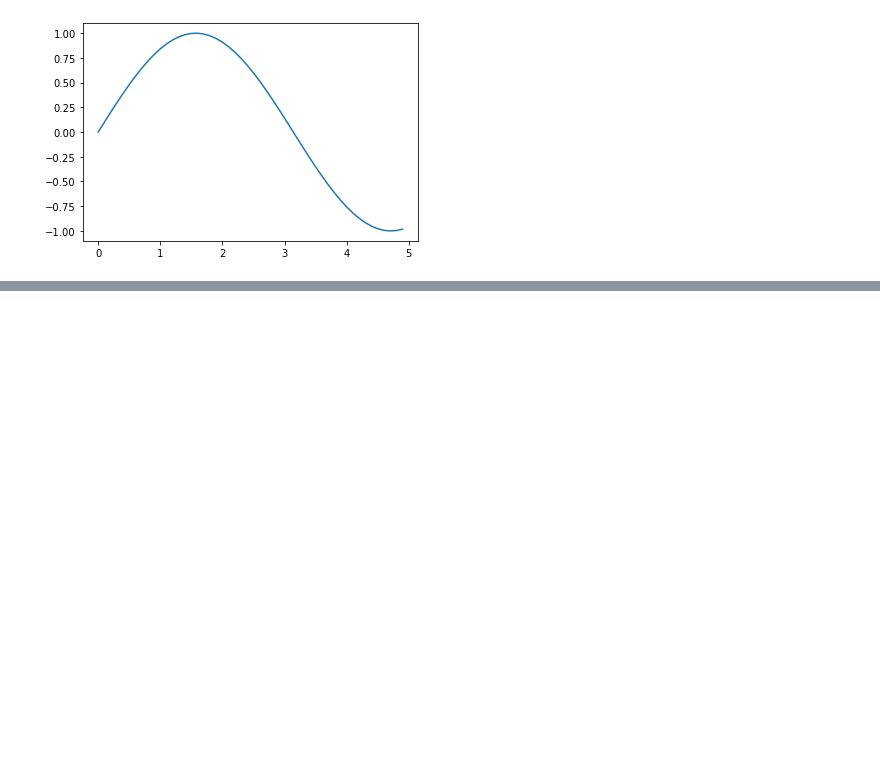
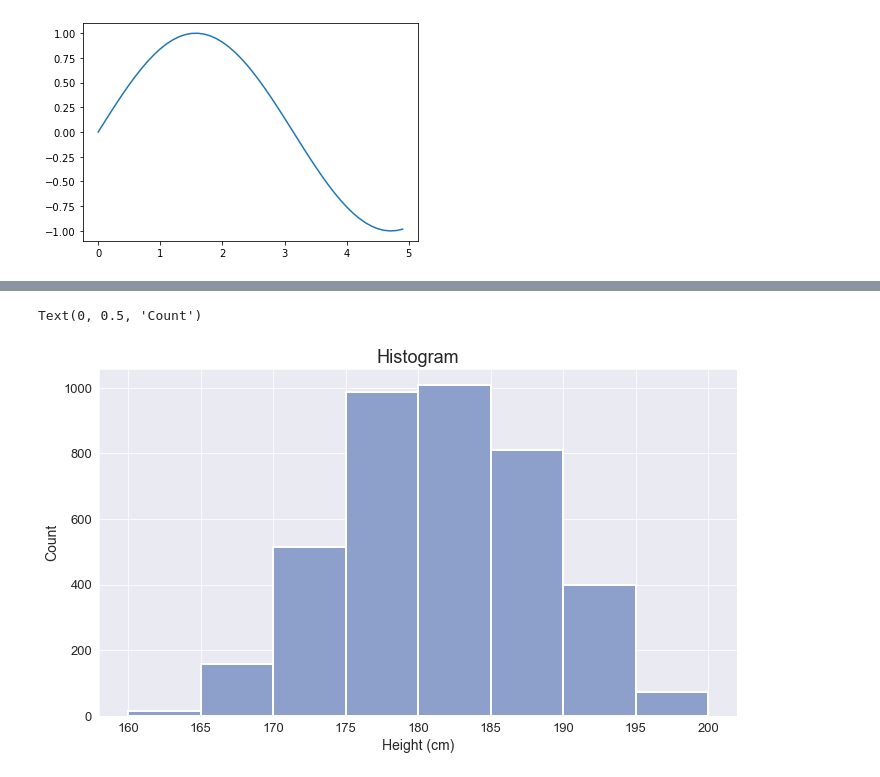
Before and after one commit to Michelleoc/fundamentals-of-data-analysis-assessment, a Jupyter notebook: pyplot.ipynb, the cells around one changed output, grey strips where cells are left out. Saved outputs shown, nothing was run; the diff lists cells and outputs as text; code cells hidden in the pictures; blank space fills up the shorter version.

```diff
--- a/pyplot.ipynb
+++ b/pyplot.ipynb
@@ -12,0 +68,11 @@ plt.plot(x, y)
+# %%
+plt.figure(figsize=(10,6), tight_layout=True)
+bins = [160, 165, 170, 175, 180, 185, 190, 195, 200]
+# matplotlib
+plt.hist(df_country['height_cm'], bins=bins, color=sns.color_palette('Set2')[2], linewidth=2)
+plt.title('Histogram')
+plt.xlabel('Height (cm)')
+plt.ylabel('Count')
+# %% [output]
+Text(0, 0.5, 'Count')
+[figure, added]
```
Also changed, not shown: parts of 17 cells of this notebook, 6 other files.
